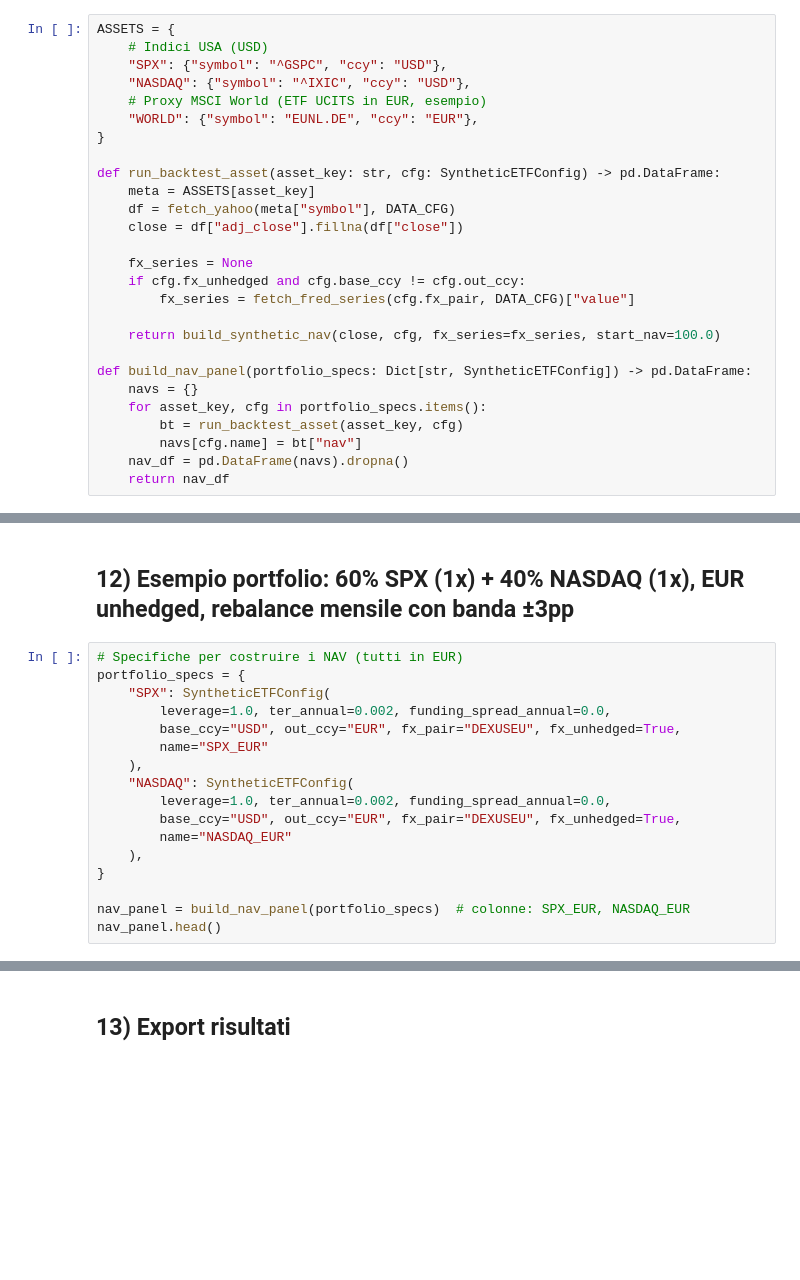
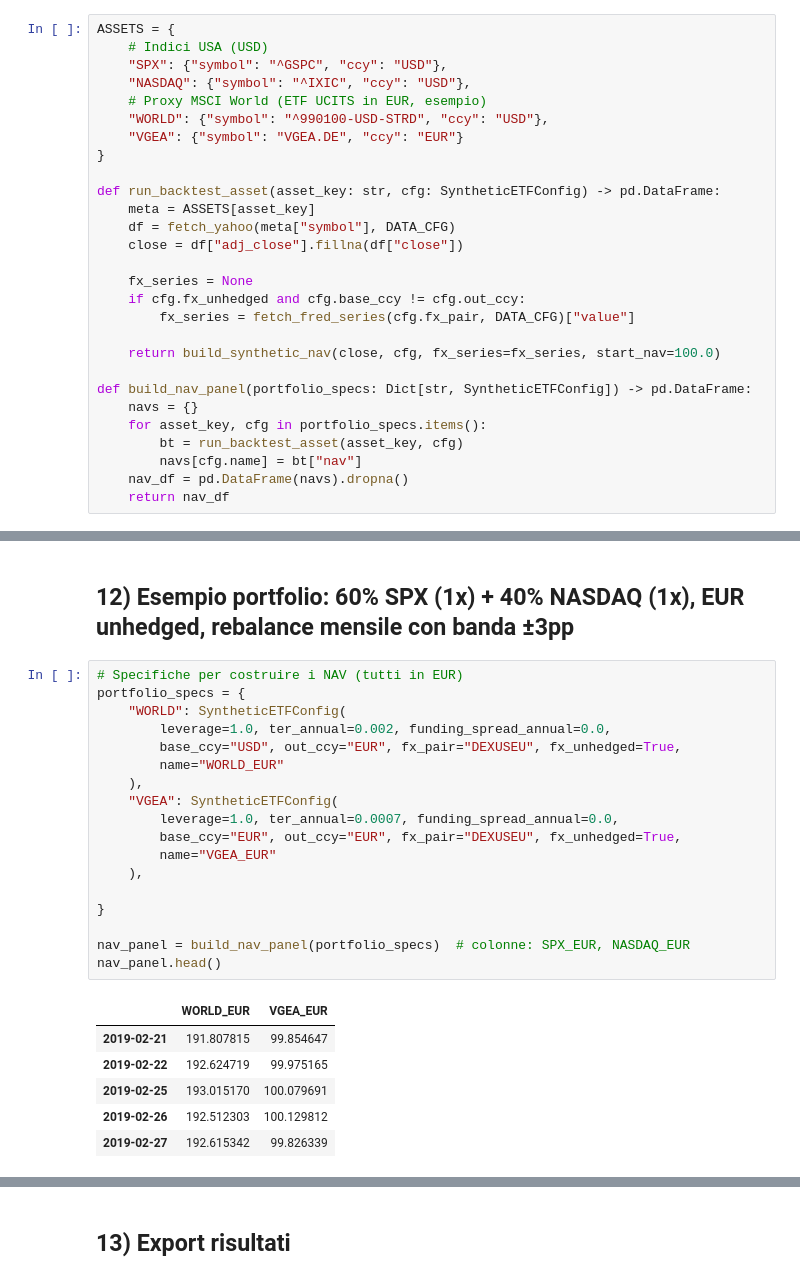
Before and after one commit to fineliaapp/backtesting-tool, a Jupyter notebook: colab_backtest_portfolio_fiscalita.ipynb, the cells around one changed output, grey strips where cells are left out. Cells and saved outputs as stored; diff of their text form; blank space fills up the shorter version.

```diff
--- a/colab_backtest_portfolio_fiscalita.ipynb
+++ b/colab_backtest_portfolio_fiscalita.ipynb
@@ -235,7 +239,8 @@ ASSETS = {
     "SPX": {"symbol": "^GSPC", "ccy": "USD"},
     "NASDAQ": {"symbol": "^IXIC", "ccy": "USD"},
     # Proxy MSCI World (ETF UCITS in EUR, esempio)
-    "WORLD": {"symbol": "EUNL.DE", "ccy": "EUR"},
+    "WORLD": {"symbol": "^990100-USD-STRD", "ccy": "USD"},
+    "VGEA": {"symbol": "VGEA.DE", "ccy": "EUR"}
 }
 
 def run_backtest_asset(asset_key: str, cfg: SyntheticETFConfig) -> pd.DataFrame:
@@ -486,20 +491,28 @@ def simulate_portfolio(
 # %%
 # Specifiche per costruire i NAV (tutti in EUR)
 portfolio_specs = {
-    "SPX": SyntheticETFConfig(
+    "WORLD": SyntheticETFConfig(
         leverage=1.0, ter_annual=0.002, funding_spread_annual=0.0,
         base_ccy="USD", out_ccy="EUR", fx_pair="DEXUSEU", fx_unhedged=True,
-        name="SPX_EUR"
+        name="WORLD_EUR"
     ),
-    "NASDAQ": SyntheticETFConfig(
-        leverage=1.0, ter_annual=0.002, funding_spread_annual=0.0,
-        base_ccy="USD", out_ccy="EUR", fx_pair="DEXUSEU", fx_unhedged=True,
-        name="NASDAQ_EUR"
+    "VGEA": SyntheticETFConfig(
+        leverage=1.0, ter_annual=0.0007, funding_spread_annual=0.0,
+        base_ccy="EUR", out_ccy="EUR", fx_pair="DEXUSEU", fx_unhedged=True,
+        name="VGEA_EUR"
     ),
+
 }
 
 nav_panel = build_nav_panel(portfolio_specs)  # colonne: SPX_EUR, NASDAQ_EUR
 nav_panel.head()
+# %% [output]
+|  | WORLD_EUR | VGEA_EUR |
+| 2019-02-21 | 191.807815 | 99.854647 |
+| 2019-02-22 | 192.624719 | 99.975165 |
+| 2019-02-25 | 193.015170 | 100.079691 |
+| 2019-02-26 | 192.512303 | 100.129812 |
+| 2019-02-27 | 192.615342 | 99.826339 |
 # %%
 # Tax profiles (semplificazione):
 # - strumenti "ordinari" -> 26% e considerati 'diversi' per consentire compensazione con minus (zainetto)
```
Also changed, not shown: parts of 5 cells of this notebook.
